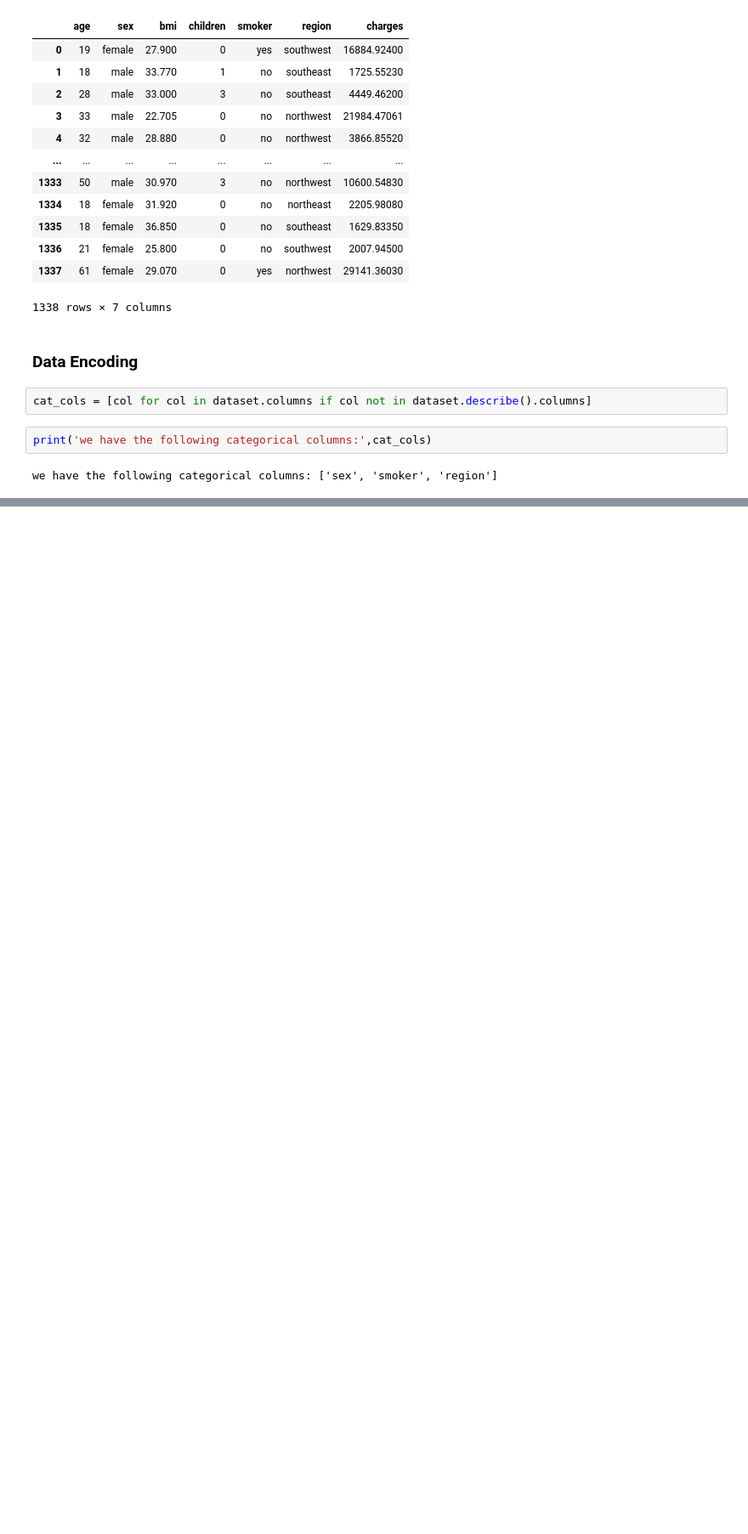
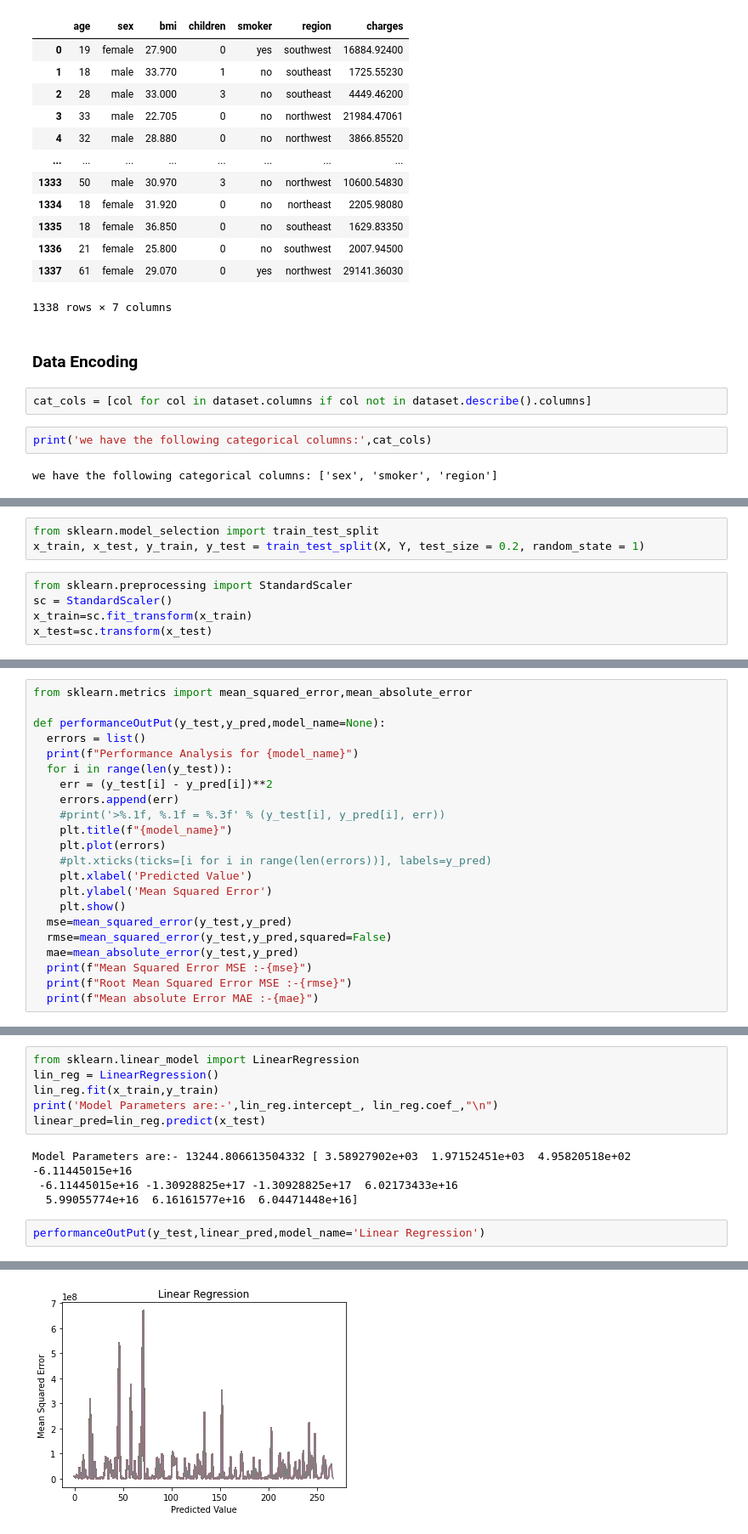
Before and after one commit to Parth442002/insurance_predictor, a Jupyter notebook: prototype1.ipynb, the cells around one changed output, grey strips where cells are left out. Shown at 85% size. Cells and saved outputs as stored; diff of their text form; blank space fills up the shorter version.

```diff
--- a/prototype1.ipynb
+++ b/prototype1.ipynb
@@ -85,0 +138,8 @@ we have the following categorical columns: ['sex', 'smoker', 'region']
+# %%
+from sklearn.model_selection import train_test_split
+x_train, x_test, y_train, y_test = train_test_split(X, Y, test_size = 0.2, random_state = 1)
+# %%
+from sklearn.preprocessing import StandardScaler
+sc = StandardScaler()
+x_train=sc.fit_transform(x_train)
+x_test=sc.transform(x_test)
@@ -85,0 +148,22 @@ we have the following categorical columns: ['sex', 'smoker', 'region']
+# %%
+from sklearn.metrics import mean_squared_error,mean_absolute_error
+
+def performanceOutPut(y_test,y_pred,model_name=None):
+  errors = list()
+  print(f"Performance Analysis for {model_name}")
+  for i in range(len(y_test)):
+    err = (y_test[i] - y_pred[i])**2
+    errors.append(err)
+    #print('>%.1f, %.1f = %.3f' % (y_test[i], y_pred[i], err))
+    plt.title(f"{model_name}")
+    plt.plot(errors)
+    #plt.xticks(ticks=[i for i in range(len(errors))], labels=y_pred)
+    plt.xlabel('Predicted Value')
+    plt.ylabel('Mean Squared Error')
+    plt.show()
+  mse=mean_squared_error(y_test,y_pred)
+  rmse=mean_squared_error(y_test,y_pred,squared=False)
+  mae=mean_absolute_error(y_test,y_pred)
+  print(f"Mean Squared Error MSE :-{mse}")
+  print(f"Root Mean Squared Error MSE :-{rmse}")
+  print(f"Mean absolute Error MAE :-{mae}")
@@ -85,0 +172,13 @@ we have the following categorical columns: ['sex', 'smoker', 'region']
+# %%
+from sklearn.linear_model import LinearRegression
+lin_reg = LinearRegression()
+lin_reg.fit(x_train,y_train)
+print('Model Parameters are:-',lin_reg.intercept_, lin_reg.coef_,"\n")
+linear_pred=lin_reg.predict(x_test)
+# %% [output]
+Model Parameters are:- 13244.806613504332 [ 3.58927902e+03  1.97152451e+03  4.95820518e+02 -6.11445015e+16
+ -6.11445015e+16 -1.30928825e+17 -1.30928825e+17  6.02173433e+16
+  5.99055774e+16  6.16161577e+16  6.04471448e+16]
+# %%
+performanceOutPut(y_test,linear_pred,model_name='Linear Regression')
+# %% [output]
@@ -85,0 +202 @@ we have the following categorical columns: ['sex', 'smoker', 'region']
+[figure, added]
```
Also changed, not shown: parts of 13 cells of this notebook, 1 other file.
